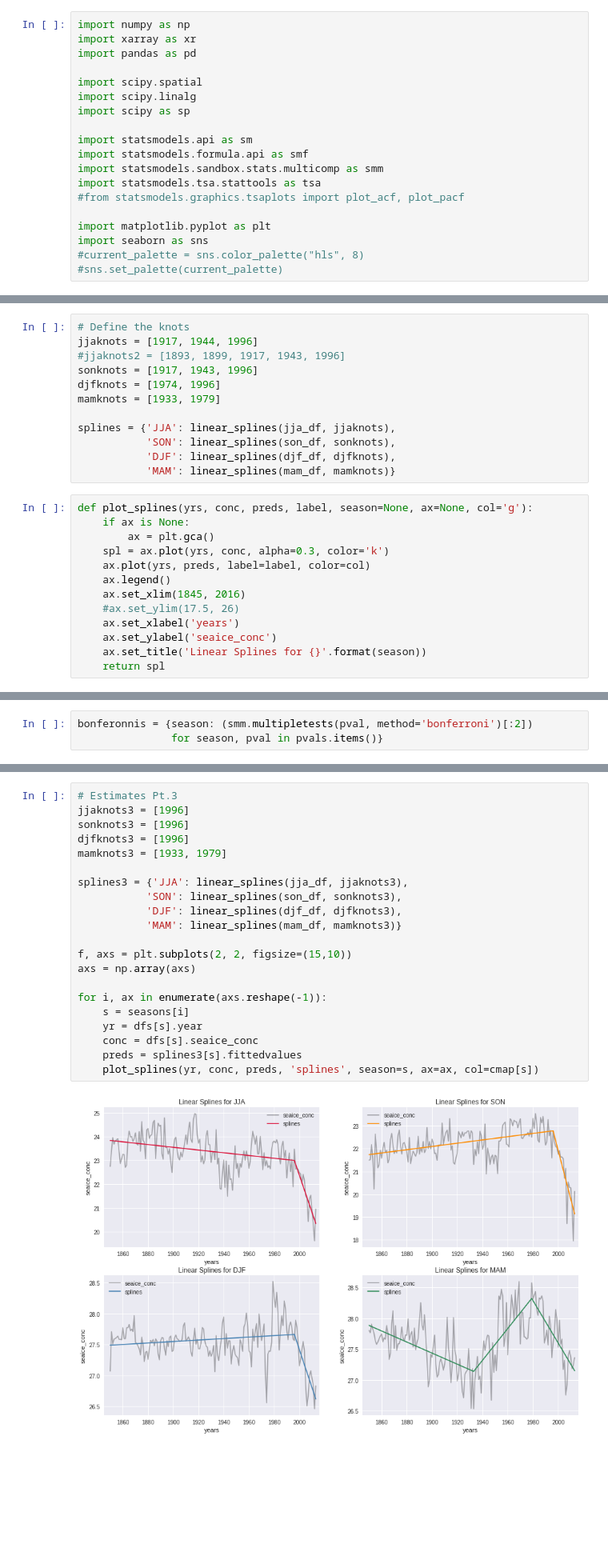
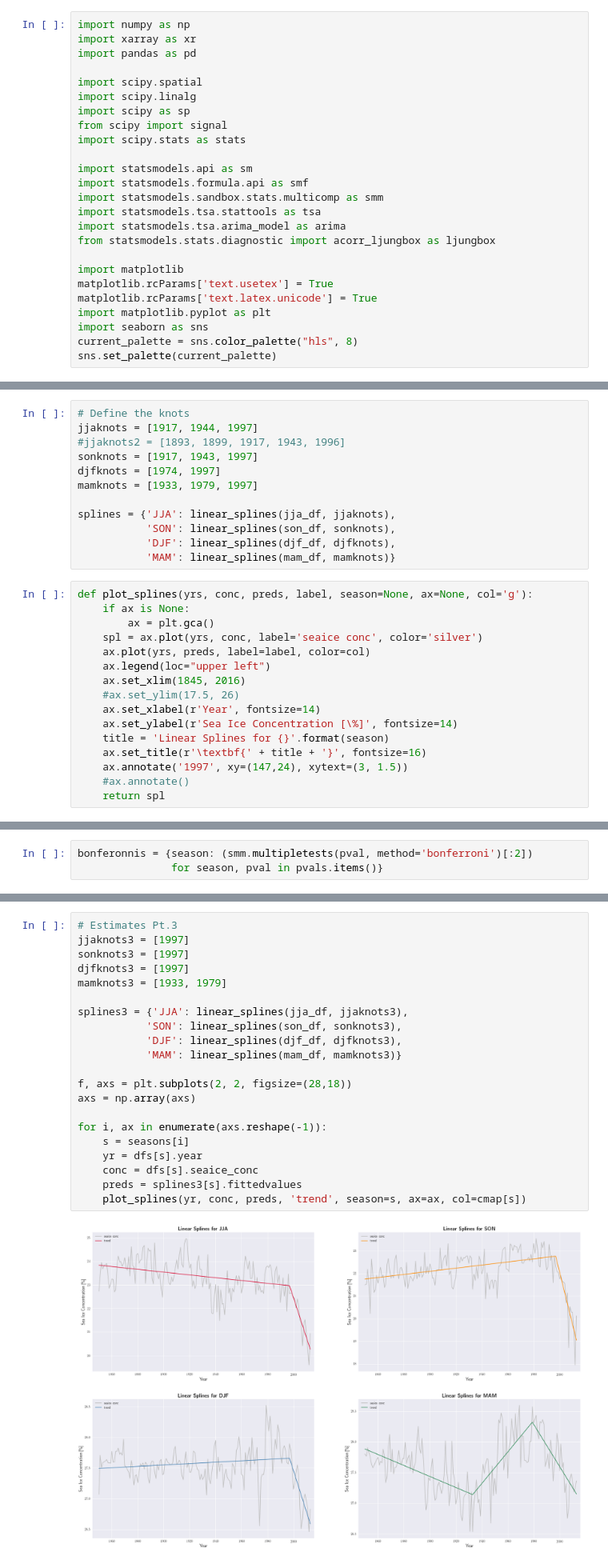
Before and after one commit to hfloresr/ArcticSea, a Jupyter notebook: seaice_splines.ipynb, the cells around one changed output, grey strips where cells are left out. Shown at 80% size. Saved outputs shown, nothing was run; the diff lists cells and outputs as text; blank space fills up the shorter version.

```diff
--- a/seaice_splines.ipynb
+++ b/seaice_splines.ipynb
@@ -8,17 +8,23 @@ import pandas as pd
 import scipy.spatial
 import scipy.linalg
 import scipy as sp
+from scipy import signal
+import scipy.stats as stats
 
 import statsmodels.api as sm
 import statsmodels.formula.api as smf
 import statsmodels.sandbox.stats.multicomp as smm
 import statsmodels.tsa.stattools as tsa
-#from statsmodels.graphics.tsaplots import plot_acf, plot_pacf
+import statsmodels.tsa.arima_model as arima
+from statsmodels.stats.diagnostic import acorr_ljungbox as ljungbox
 
+import matplotlib
+matplotlib.rcParams['text.usetex'] = True
+matplotlib.rcParams['text.latex.unicode'] = True
 import matplotlib.pyplot as plt
 import seaborn as sns
-#current_palette = sns.color_palette("hls", 8)
-#sns.set_palette(current_palette)
+current_palette = sns.color_palette("hls", 8)
+sns.set_palette(current_palette)
 # %%
 # Load the data
 # wget ftp://sidads.colorado.edu/pub/DATASETS/NOAA/G10010/G10010_SIBT1850_v1.1.zip
@@ -153,11 +143,11 @@ $$
 We'll plot the knots to visually check
 # %%
 # Define the knots
-jjaknots = [1917, 1944, 1996]
+jjaknots = [1917, 1944, 1997]
 #jjaknots2 = [1893, 1899, 1917, 1943, 1996]
-sonknots = [1917, 1943, 1996]
-djfknots = [1974, 1996]
-mamknots = [1933, 1979]
+sonknots = [1917, 1943, 1997]
+djfknots = [1974, 1997]
+mamknots = [1933, 1979, 1997]
 
 splines = {'JJA': linear_splines(jja_df, jjaknots),
            'SON': linear_splines(son_df, sonknots),
@@ -167,14 +157,17 @@ splines = {'JJA': linear_splines(jja_df, jjaknots),
 def plot_splines(yrs, conc, preds, label, season=None, ax=None, col='g'):
     if ax is None:
         ax = plt.gca()
-    spl = ax.plot(yrs, conc, alpha=0.3, color='k')
+    spl = ax.plot(yrs, conc, label='seaice conc', color='silver')
     ax.plot(yrs, preds, label=label, color=col)
-    ax.legend()
+    ax.legend(loc="upper left")
     ax.set_xlim(1845, 2016)
     #ax.set_ylim(17.5, 26)
-    ax.set_xlabel('years')
-    ax.set_ylabel('seaice_conc')
-    ax.set_title('Linear Splines for {}'.format(season))
+    ax.set_xlabel(r'Year', fontsize=14)
+    ax.set_ylabel(r'Sea Ice Concentration [\%]', fontsize=14)
+    title = 'Linear Splines for {}'.format(season)
+    ax.set_title(r'\textbf{' + title + '}', fontsize=16)
+    ax.annotate('1997', xy=(147,24), xytext=(3, 1.5))
+    #ax.annotate()
     return spl
 # %%
 f, axs = plt.subplots(2, 2, figsize=(15,10))
@@ -274,23 +280,23 @@ $$
 # %%
 # Estimates Pt.3
-jjaknots3 = [1996]
-sonknots3 = [1996]
-djfknots3 = [1996]
+jjaknots3 = [1997]
+sonknots3 = [1997]
+djfknots3 = [1997]
 mamknots3 = [1933, 1979]
 
 splines3 = {'JJA': linear_splines(jja_df, jjaknots3),
            'SON': linear_splines(son_df, sonknots3),
            'DJF': linear_splines(djf_df, djfknots3),
            'MAM': linear_splines(mam_df, mamknots3)}
 
-f, axs = plt.subplots(2, 2, figsize=(15,10))
+f, axs = plt.subplots(2, 2, figsize=(28,18))
 axs = np.array(axs)
 
 for i, ax in enumerate(axs.reshape(-1)):
     s = seasons[i]
     yr = dfs[s].year
     conc = dfs[s].seaice_conc
     preds = splines3[s].fittedvalues
-    plot_splines(yr, conc, preds, 'splines', season=s, ax=ax, col=cmap[s])
+    plot_splines(yr, conc, preds, 'trend', season=s, ax=ax, col=cmap[s])
 # %% [output]
-[figure, old version]
+[figure, new version]
```
Also changed, not shown: parts of 101 cells of this notebook, 55 other files.
